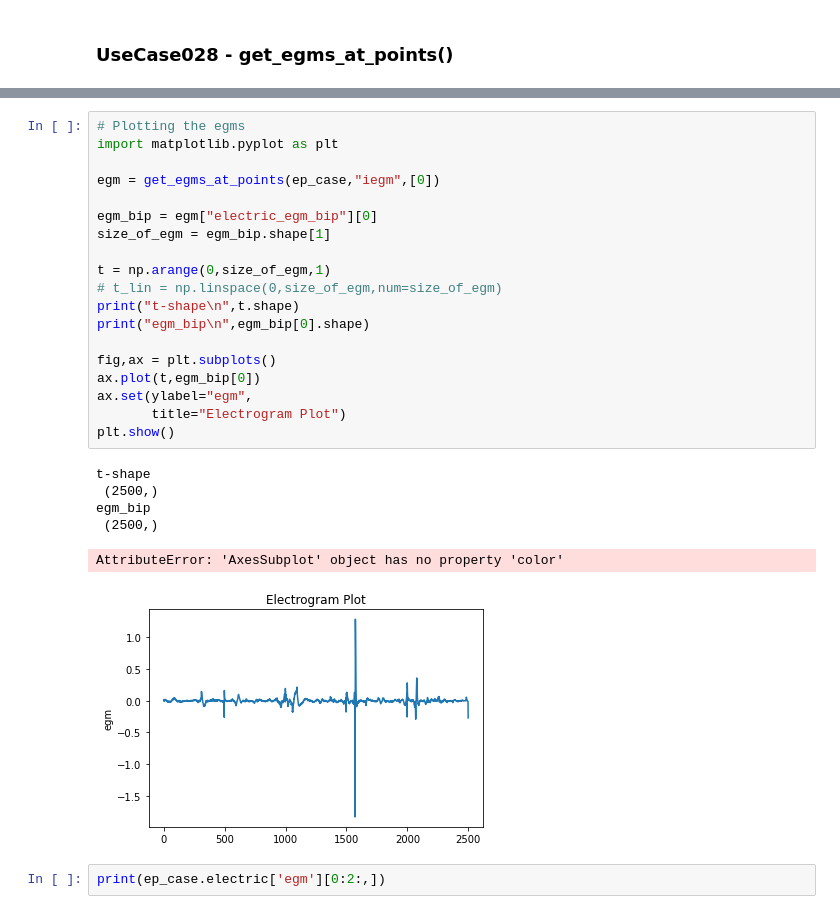
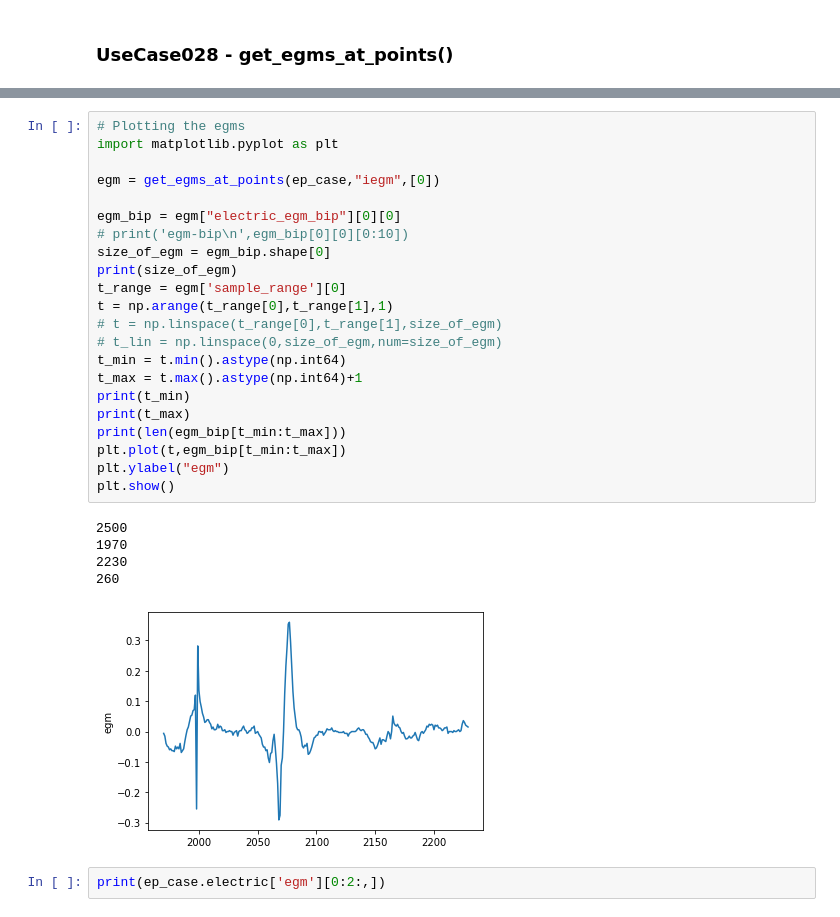
Before and after one commit to openep/openep-py, a Jupyter notebook: examples/Openep_visualisation.ipynb, the cells around one changed output, grey strips where cells are left out. Drawn from its saved outputs; the diff is of its cells as text.

```diff
--- a/examples/Openep_visualisation.ipynb
+++ b/examples/Openep_visualisation.ipynb
@@ -436,29 +511,31 @@ def get_egms_at_points(mesh_case,*args):
 # %%
 # Plotting the egms
 import matplotlib.pyplot as plt
 
 egm = get_egms_at_points(ep_case,"iegm",[0])
 
-egm_bip = egm["electric_egm_bip"][0]
-size_of_egm = egm_bip.shape[1]
-
-t = np.arange(0,size_of_egm,1)
+egm_bip = egm["electric_egm_bip"][0][0]
+# print('egm-bip\n',egm_bip[0][0][0:10])
+size_of_egm = egm_bip.shape[0]
+print(size_of_egm)
+t_range = egm['sample_range'][0]
+t = np.arange(t_range[0],t_range[1],1)
+# t = np.linspace(t_range[0],t_range[1],size_of_egm)
 # t_lin = np.linspace(0,size_of_egm,num=size_of_egm)
-print("t-shape\n",t.shape)
-print("egm_bip\n",egm_bip[0].shape)
-
-fig,ax = plt.subplots()
-ax.plot(t,egm_bip[0])
-ax.set(ylabel="egm",
-       title="Electrogram Plot")
+t_min = t.min().astype(np.int64)
+t_max = t.max().astype(np.int64)+1
+print(t_min)
+print(t_max)
+print(len(egm_bip[t_min:t_max]))
+plt.plot(t,egm_bip[t_min:t_max])
+plt.ylabel("egm")
 plt.show()
 # %% [output]
-t-shape
- (2500,)
-egm_bip
- (2500,)
+2500
+1970
+2230
+260
-AttributeError: 'AxesSubplot' object has no property 'color'
-[figure, old version]
+[figure, new version]
 # %%
 print(ep_case.electric['egm'][0:2:,])
 # %%
```
Also changed, not shown: parts of 3 cells of this notebook.
